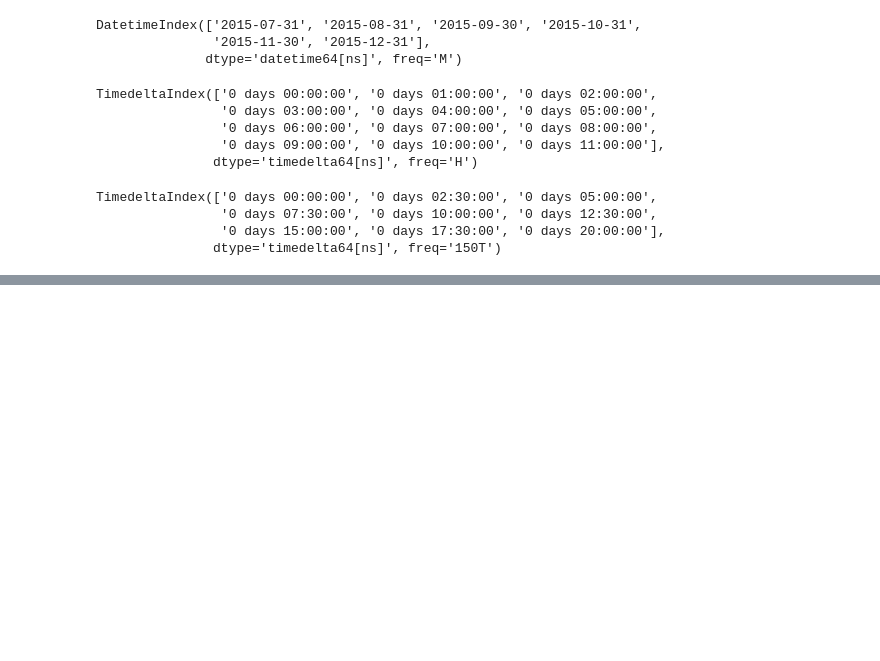
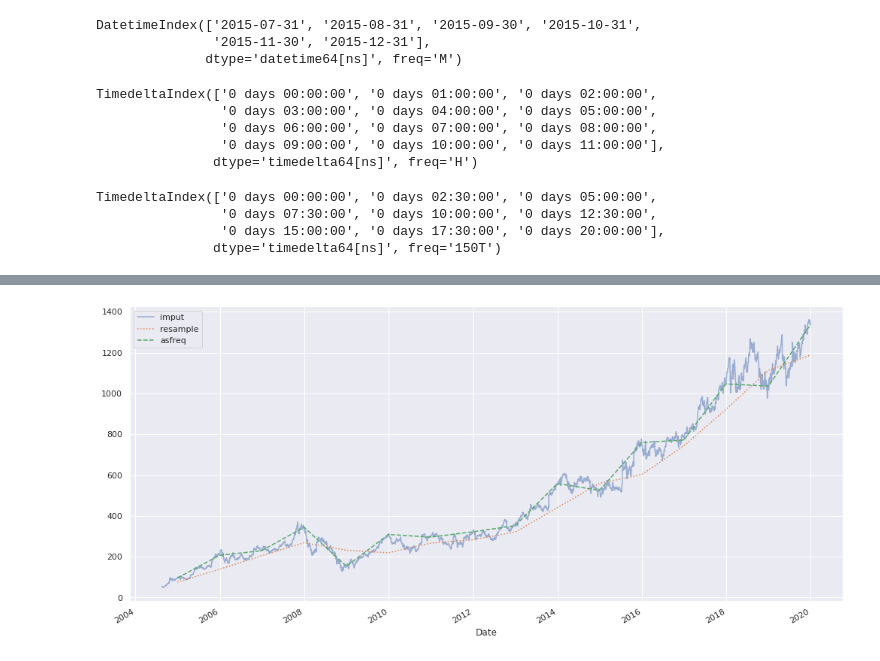
Before and after one commit to KazumaShachou/DataScience, a Jupyter notebook: Pandas_DataManipulation_4.ipynb, the cells around one changed output, grey strips where cells are left out. Cells and saved outputs as stored; diff of their text form; code cells hidden in the pictures; blank space fills up the shorter version.

```diff
--- a/Pandas_DataManipulation_4.ipynb
+++ b/Pandas_DataManipulation_4.ipynb
@@ -349,0 +371,9 @@ TimedeltaIndex(['0 days 00:00:00', '0 days 02:30:00', '0 days 05:00:00',
+# %%
+#Resampling and converting frequencies
+yah.plot(alpha = 0.5, style = '-', figsize= (17,8))
+yah.resample('BA').mean().plot(style = ':', figsize= (17,8))
+yah.asfreq('BA').plot(style = '--', figsize= (17,8))
+plt.legend(['imput','resample', 'asfreq'],
+           loc = 'upper left');
+# %% [output]
+[figure, added]
```
Also changed, not shown: parts of 5 cells of this notebook.
